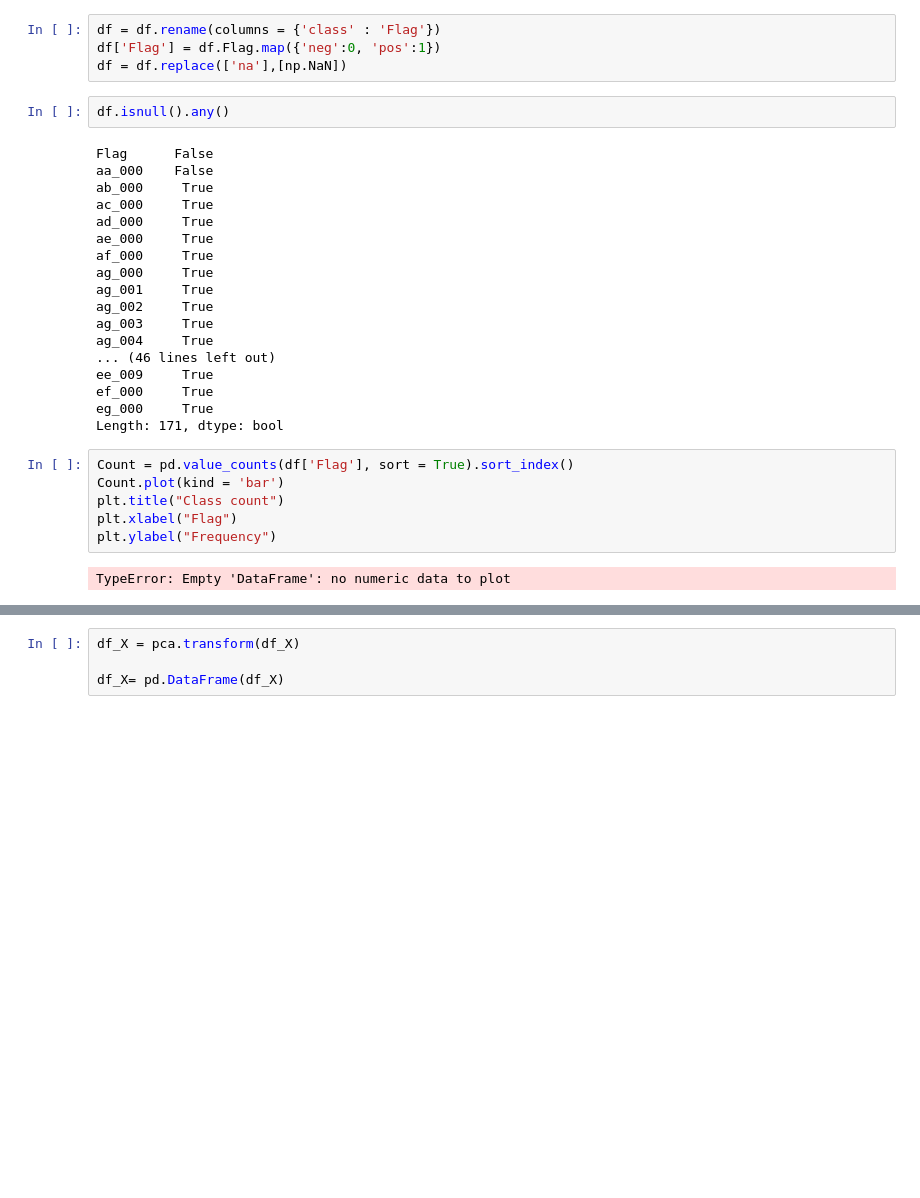
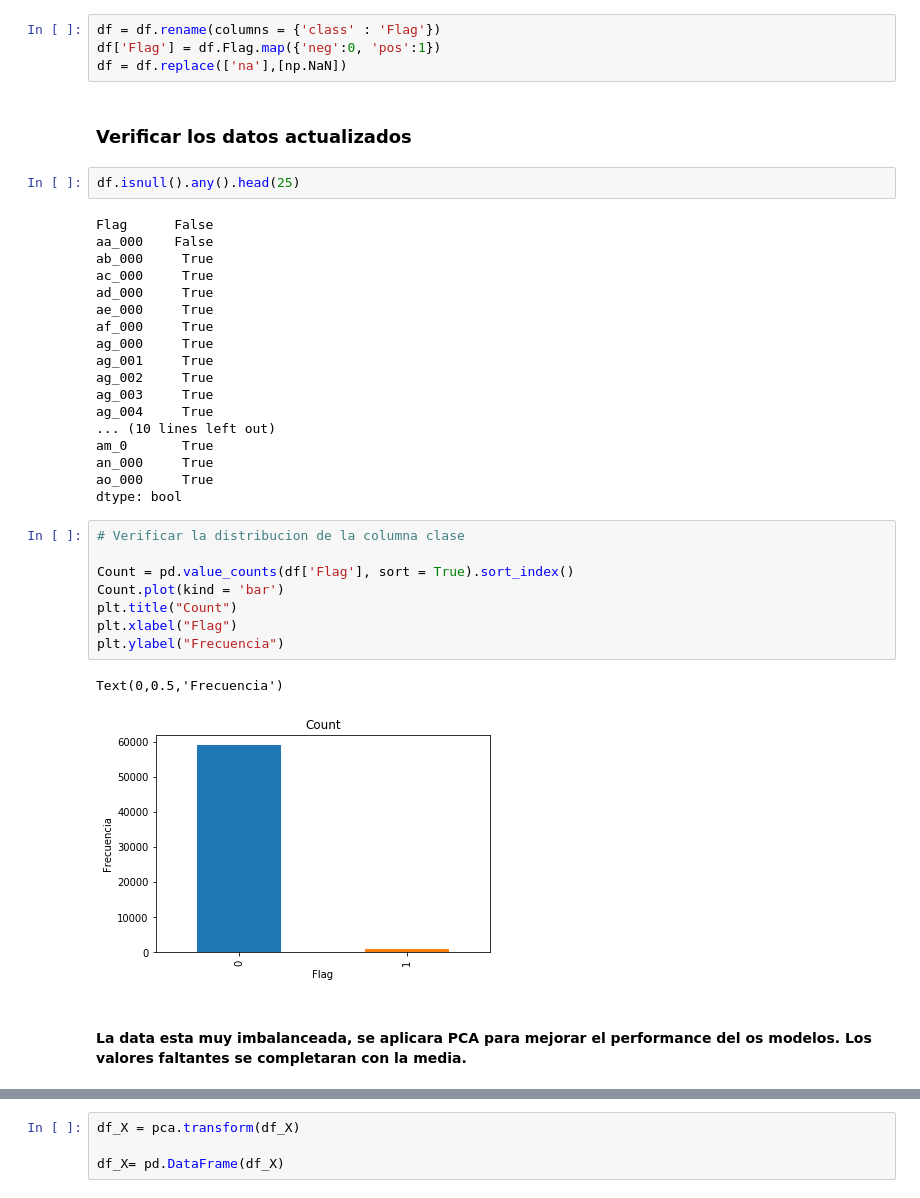
Before and after one commit to ursulacervantes/scania-trucks, a Jupyter notebook: Random Forest/Random Forest.ipynb, the cells around one changed output, grey strips where cells are left out. Cells and saved outputs as stored; diff of their text form; blank space fills up the shorter version.

```diff
--- a/Random Forest/Random Forest.ipynb
+++ b/Random Forest/Random Forest.ipynb
@@ -39,8 +39,10 @@ df.head()
 df = df.rename(columns = {'class' : 'Flag'})
 df['Flag'] = df.Flag.map({'neg':0, 'pos':1})
 df = df.replace(['na'],[np.NaN])
+# %% [markdown]
+### Verificar los datos actualizados
 # %%
-df.isnull().any()
+df.isnull().any().head(25)
 # %% [output]
 Flag      False
 aa_000    False
@@ -54,19 +56,24 @@ ag_001     True
 ag_002     True
 ag_003     True
 ag_004     True
-... (46 lines left out)
-ee_009     True
-ef_000     True
-eg_000     True
-Length: 171, dtype: bool
+... (10 lines left out)
+am_0       True
+an_000     True
+ao_000     True
+dtype: bool
 # %%
+# Verificar la distribucion de la columna clase
+
 Count = pd.value_counts(df['Flag'], sort = True).sort_index()
 Count.plot(kind = 'bar')
-plt.title("Class count")
+plt.title("Count")
 plt.xlabel("Flag")
-plt.ylabel("Frequency")
+plt.ylabel("Frecuencia")
 # %% [output]
-TypeError: Empty 'DataFrame': no numeric data to plot
+Text(0,0.5,'Frecuencia')
+[figure, added]
+# %% [markdown]
+#### La data esta muy imbalanceada, se aplicara PCA para mejorar el performance del os modelos. Los valores faltantes se completaran con la media.
 # %%
 df_X = df.loc[:,df.columns != 'Flag']
 df_Y = df.loc[:,df.columns == 'Flag']
```
Also changed, not shown: parts of 15 cells of this notebook.
